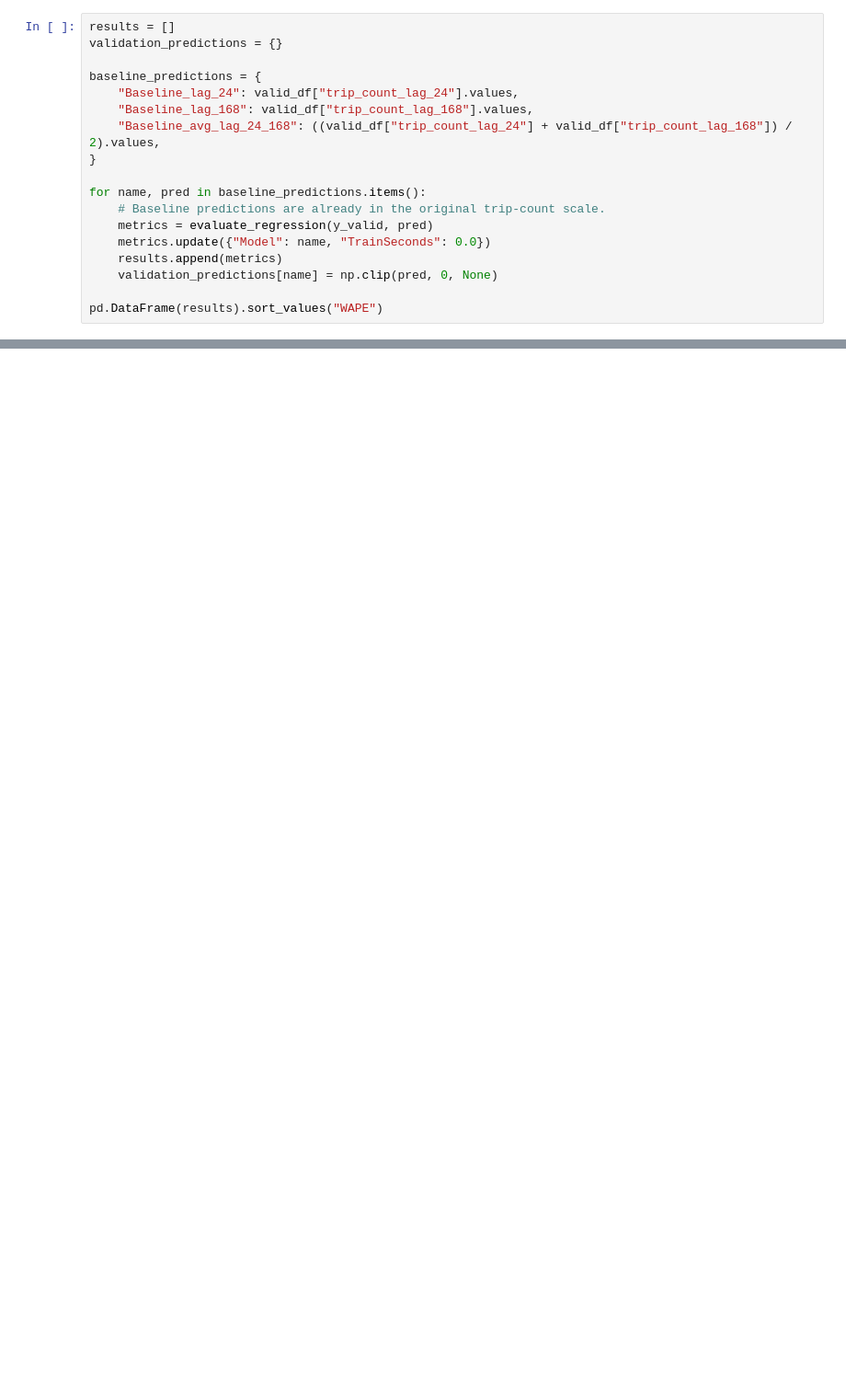
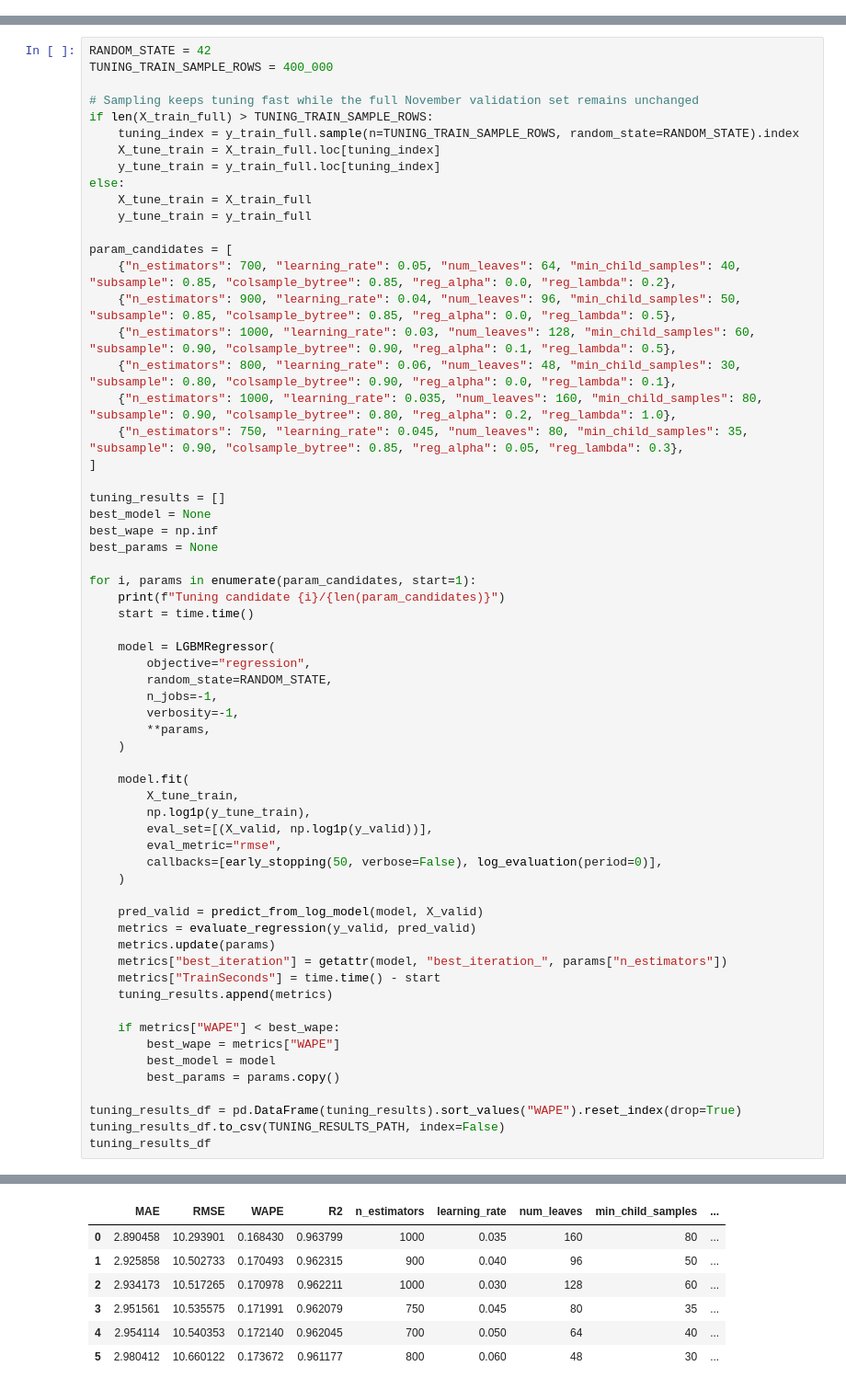
Before and after one commit to william22288/forecasting-taxi-demand-across-nyc-zones, a Jupyter notebook: model_improvement_prediction.ipynb, the cells around one changed output, grey strips where cells are left out. Shown at 92% size. Saved outputs shown, nothing was run; the diff lists cells and outputs as text; blank space fills up the shorter version.

```diff
--- a/model.ipynb
+++ b/model_improvement_prediction.ipynb
@@ -312,18 +0,0 @@ If a complex model cannot beat these baselines, it is not useful.
-# %%
-results = []
-validation_predictions = {}
-
-baseline_predictions = {
-    "Baseline_lag_24": valid_df["trip_count_lag_24"].values,
-    "Baseline_lag_168": valid_df["trip_count_lag_168"].values,
-    "Baseline_avg_lag_24_168": ((valid_df["trip_count_lag_24"] + valid_df["trip_count_lag_168"]) / 2).values,
-}
-
-for name, pred in baseline_predictions.items():
-    # Baseline predictions are already in the original trip-count scale.
-    metrics = evaluate_regression(y_valid, pred)
-    metrics.update({"Model": name, "TrainSeconds": 0.0})
-    results.append(metrics)
-    validation_predictions[name] = np.clip(pred, 0, None)
-
-pd.DataFrame(results).sort_values("WAPE")
@@ -636,0 +261,63 @@ The best model should be selected primarily by validation WAPE, then checked for
+# %%
+RANDOM_STATE = 42
+TUNING_TRAIN_SAMPLE_ROWS = 400_000
+
+# Sampling keeps tuning fast while the full November validation set remains unchanged
+if len(X_train_full) > TUNING_TRAIN_SAMPLE_ROWS:
+    tuning_index = y_train_full.sample(n=TUNING_TRAIN_SAMPLE_ROWS, random_state=RANDOM_STATE).index
+    X_tune_train = X_train_full.loc[tuning_index]
+    y_tune_train = y_train_full.loc[tuning_index]
+else:
+    X_tune_train = X_train_full
+    y_tune_train = y_train_full
+
+param_candidates = [
+    {"n_estimators": 700, "learning_rate": 0.05, "num_leaves": 64, "min_child_samples": 40, "subsample": 0.85, "colsample_bytree": 0.85, "reg_alpha": 0.0, "reg_lambda": 0.2},
+    {"n_estimators": 900, "learning_rate": 0.04, "num_leaves": 96, "min_child_samples": 50, "subsample": 0.85, "colsample_bytree": 0.85, "reg_alpha": 0.0, "reg_lambda": 0.5},
+    {"n_estimators": 1000, "learning_rate": 0.03, "num_leaves": 128, "min_child_samples": 60, "subsample": 0.90, "colsample_bytree": 0.90, "reg_alpha": 0.1, "reg_lambda": 0.5},
+    {"n_estimators": 800, "learning_rate": 0.06, "num_leaves": 48, "min_child_samples": 30, "subsample": 0.80, "colsample_bytree": 0.90, "reg_alpha": 0.0, "reg_lambda": 0.1},
+    {"n_estimators": 1000, "learning_rate": 0.035, "num_leaves": 160, "min_child_samples": 80, "subsample": 0.90, "colsample_bytree": 0.80, "reg_alpha": 0.2, "reg_lambda": 1.0},
+    {"n_estimators": 750, "learning_rate": 0.045, "num_leaves": 80, "min_child_samples": 35, "subsample": 0.90, "colsample_bytree": 0.85, "reg_alpha": 0.05, "reg_lambda": 0.3},
+]
+
+tuning_results = []
+best_model = None
+best_wape = np.inf
+best_params = None
+
+for i, params in enumerate(param_candidates, start=1):
+    print(f"Tuning candidate {i}/{len(param_candidates)}")
+    start = time.time()
+
+    model = LGBMRegressor(
+        objective="regression",
+        random_state=RANDOM_STATE,
+        n_jobs=-1,
+        verbosity=-1,
+        **params,
+    )
+
+    model.fit(
+        X_tune_train,
+        np.log1p(y_tune_train),
+        eval_set=[(X_valid, np.log1p(y_valid))],
+        eval_metric="rmse",
+        callbacks=[early_stopping(50, verbose=False), log_evaluation(period=0)],
+    )
+
+    pred_valid = predict_from_log_model(model, X_valid)
+    metrics = evaluate_regression(y_valid, pred_valid)
+    metrics.update(params)
+    metrics["best_iteration"] = getattr(model, "best_iteration_", params["n_estimators"])
+    metrics["TrainSeconds"] = time.time() - start
+    tuning_results.append(metrics)
+
+    if metrics["WAPE"] < best_wape:
+        best_wape = metrics["WAPE"]
+        best_model = model
+        best_params = params.copy()
+
+tuning_results_df = pd.DataFrame(tuning_results).sort_values("WAPE").reset_index(drop=True)
+tuning_results_df.to_csv(TUNING_RESULTS_PATH, index=False)
+tuning_results_df
+# %% [output]
@@ -636,0 +330,7 @@ The best model should be selected primarily by validation WAPE, then checked for
+|  | MAE | RMSE | WAPE | R2 | n_estimators | learning_rate | num_leaves | min_child_samples | ... |
+| 0 | 2.890458 | 10.293901 | 0.168430 | 0.963799 | 1000 | 0.035 | 160 | 80 | ... |
+| 1 | 2.925858 | 10.502733 | 0.170493 | 0.962315 | 900 | 0.040 | 96 | 50 | ... |
+| 2 | 2.934173 | 10.517265 | 0.170978 | 0.962211 | 1000 | 0.030 | 128 | 60 | ... |
+| 3 | 2.951561 | 10.535575 | 0.171991 | 0.962079 | 750 | 0.045 | 80 | 35 | ... |
+| 4 | 2.954114 | 10.540353 | 0.172140 | 0.962045 | 700 | 0.050 | 64 | 40 | ... |
+| 5 | 2.980412 | 10.660122 | 0.173672 | 0.961177 | 800 | 0.060 | 48 | 30 | ... |
```
Also changed, not shown: parts of 55 cells of this notebook, 4 other files.
